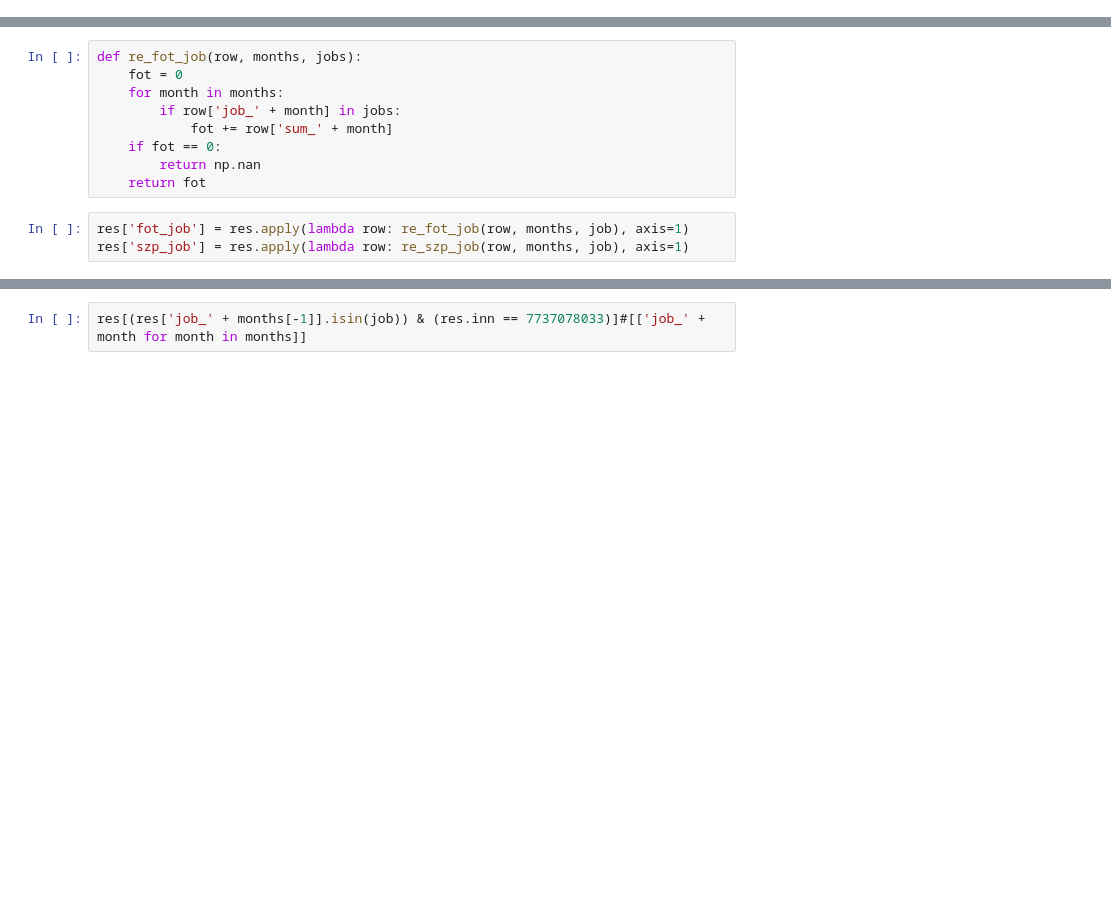
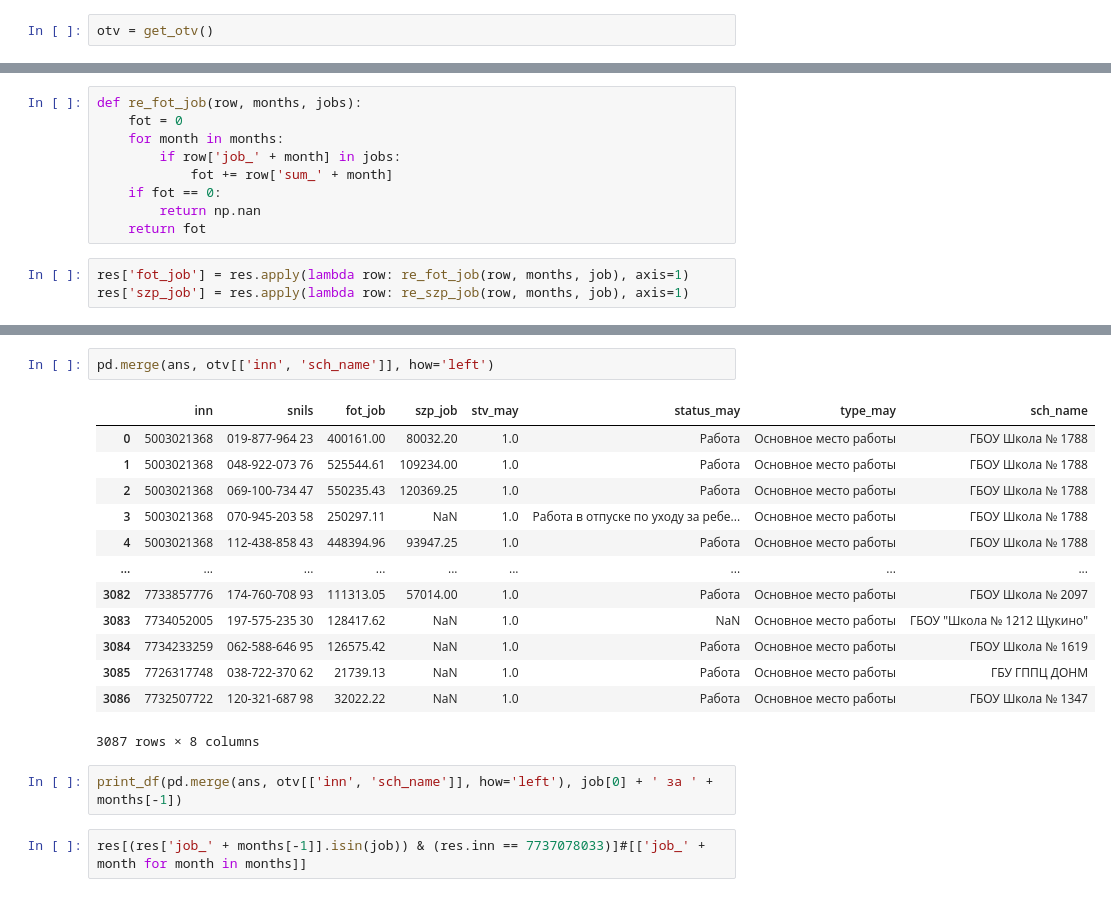
Before and after one commit to Mr-Maxraw/cfo-parser, a Jupyter notebook: counting/one_job_cnt.ipynb, the cells around one changed output, grey strips where cells are left out. Drawn from its saved outputs; the diff is of its cells as text; blank space fills up the shorter version.

```diff
--- a/counting/one_job_cnt.ipynb
+++ b/counting/one_job_cnt.ipynb
@@ -10,0 +8,2 @@ job = ['Юрисконсульт', 'Ведущий юрисконсульт']
+# %%
+otv = get_otv()
@@ -62,3 +118,21 @@ ans = res[['inn', 'fot_job', 'szp_job', 'stv_' + months[-1], 'snils']][res['job_
+# %%
+pd.merge(ans, otv[['inn', 'sch_name']], how='left')
+# %% [output]
+|  | inn | snils | fot_job | szp_job | stv_may | status_may | type_may | sch_name |
+| 0 | 5003021368 | 019-877-964 23 | 400161.00 | 80032.20 | 1.0 | Работа | Основное место работы | ГБОУ Школа № 1788 |
+| 1 | 5003021368 | 048-922-073 76 | 525544.61 | 109234.00 | 1.0 | Работа | Основное место работы | ГБОУ Школа № 1788 |
+| 2 | 5003021368 | 069-100-734 47 | 550235.43 | 120369.25 | 1.0 | Работа | Основное место работы | ГБОУ Школа № 1788 |
+| 3 | 5003021368 | 070-945-203 58 | 250297.11 | NaN | 1.0 | Работа в отпуске по уходу за ребе... | Основное место работы | ГБОУ Школа № 1788 |
+| 4 | 5003021368 | 112-438-858 43 | 448394.96 | 93947.25 | 1.0 | Работа | Основное место работы | ГБОУ Школа № 1788 |
+| ... | ... | ... | ... | ... | ... | ... | ... | ... |
+| 3082 | 7733857776 | 174-760-708 93 | 111313.05 | 57014.00 | 1.0 | Работа | Основное место работы | ГБОУ Школа № 2097 |
+| 3083 | 7734052005 | 197-575-235 30 | 128417.62 | NaN | 1.0 | NaN | Основное место работы | ГБОУ "Школа № 1212 Щукино" |
+| 3084 | 7734233259 | 062-588-646 95 | 126575.42 | NaN | 1.0 | Работа | Основное место работы | ГБОУ Школа № 1619 |
+| 3085 | 7726317748 | 038-722-370 62 | 21739.13 | NaN | 1.0 | Работа | Основное место работы | ГБУ ГППЦ ДОНМ |
+| 3086 | 7732507722 | 120-321-687 98 | 32022.22 | NaN | 1.0 | Работа | Основное место работы | ГБОУ Школа № 1347 |
+3087 rows × 8 columns
+# %%
+print_df(pd.merge(ans, otv[['inn', 'sch_name']], how='left'), job[0] + ' за ' + months[-1])
 # %%
 res[(res['job_' + months[-1]].isin(job)) & (res.inn == 7737078033)]#[['job_' + month for month in months]]
 # %% [output]
```
Also changed, not shown: parts of 10 cells of this notebook.
